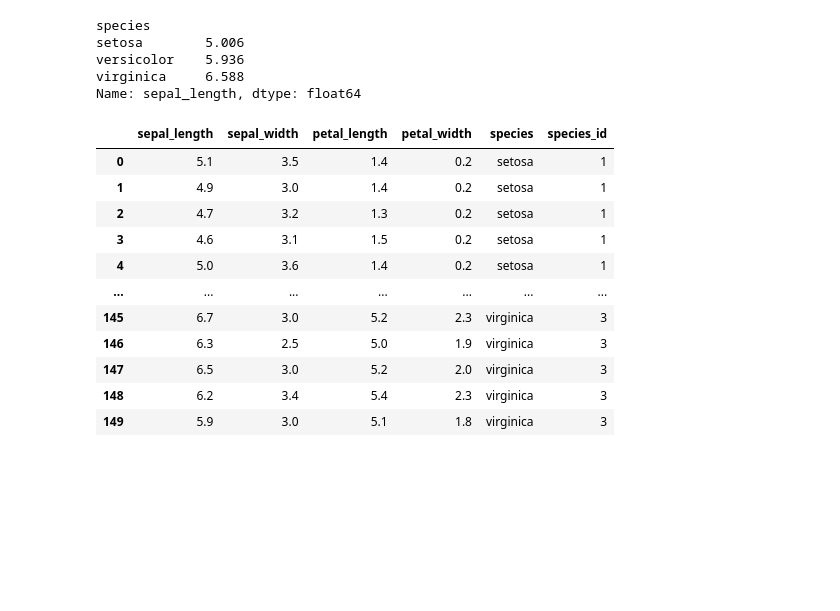
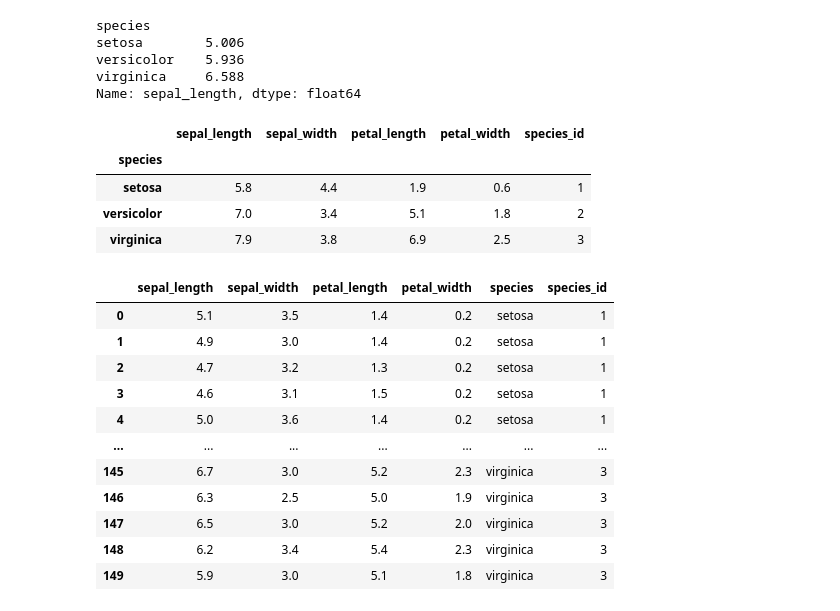
Before and after one commit to Harden-code/my, a Jupyter notebook: skill/pandas/pd分组.ipynb, the cells around one changed output. Cells and saved outputs as stored; diff of their text form; code cells hidden in the pictures; blank space fills up the shorter version.

```diff
--- a/skill/pandas/pd分组.ipynb
+++ b/skill/pandas/pd分组.ipynb
@@ -56,6 +56,14 @@ setosa        5.006
 versicolor    5.936
 virginica     6.588
 Name: sepal_length, dtype: float64
+# %%
+iris.groupby('species').max()
+# %% [output]
+|  | sepal_length | sepal_width | petal_length | petal_width | species_id |
+| species |  |  |  |  |  |
+| setosa | 5.8 | 4.4 | 1.9 | 0.6 | 1 |
+| versicolor | 7.0 | 3.4 | 5.1 | 1.8 | 2 |
+| virginica | 7.9 | 3.8 | 6.9 | 2.5 | 3 |
 # %%
 # loc[] 它不是函数,[]是索引器,__getitem__选取数据
 # transform平铺数据
```
Also changed, not shown: 15 other files.
